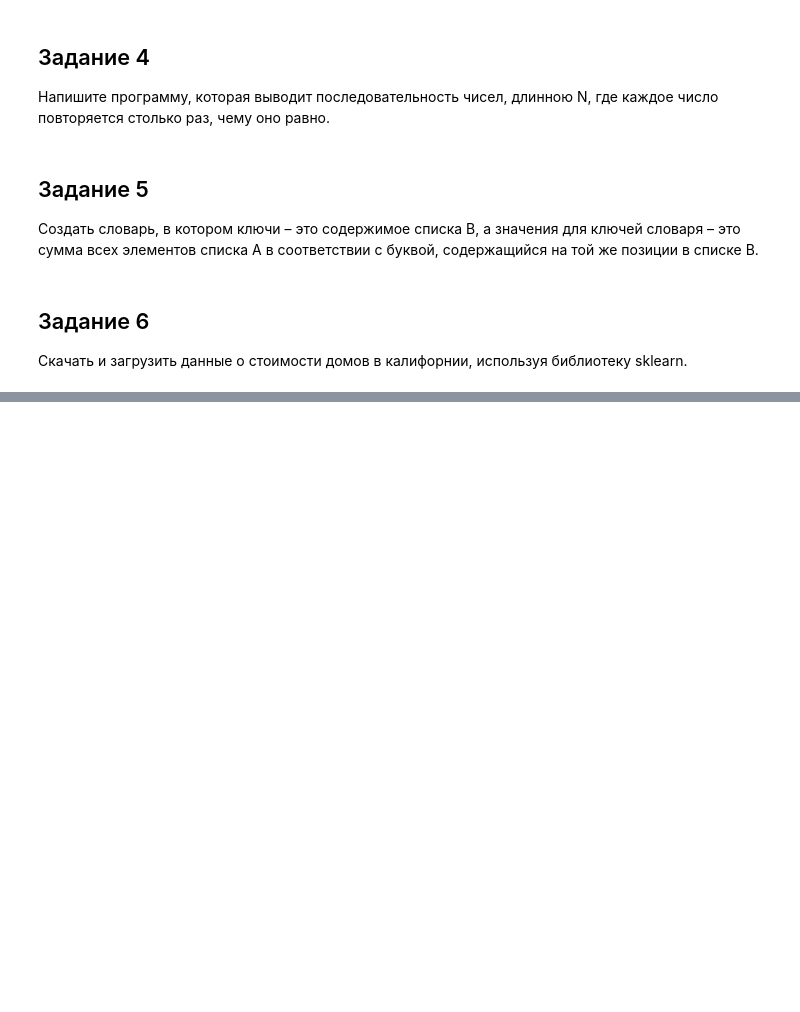
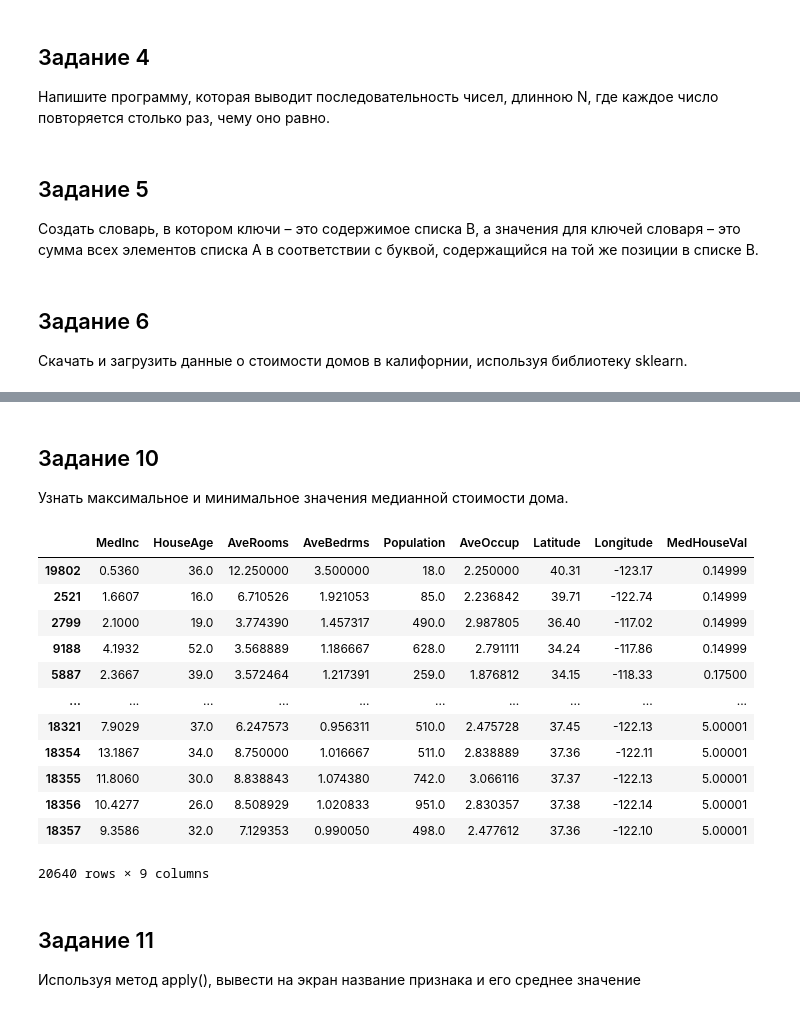
Before and after one commit to THE80X/BigData, a Jupyter notebook: Untitled-1.ipynb, the cells around one changed output, grey strips where cells are left out. Drawn from its saved outputs; the diff is of its cells as text; code cells hidden in the pictures; blank space fills up the shorter version.

```diff
--- a/Untitled-1.ipynb
+++ b/Untitled-1.ipynb
@@ -239,0 +309,22 @@ ValueError: All arrays must be of the same length
+# %% [markdown]
+## Задание 10
+Узнать максимальное и минимальное значения медианной стоимости дома.
+# %%
+df.sort_values(by=['MedHouseVal'], ascending=True)
+# %% [output]
+|  | MedInc | HouseAge | AveRooms | AveBedrms | Population | AveOccup | Latitude | Longitude | MedHouseVal |
+| 19802 | 0.5360 | 36.0 | 12.250000 | 3.500000 | 18.0 | 2.250000 | 40.31 | -123.17 | 0.14999 |
+| 2521 | 1.6607 | 16.0 | 6.710526 | 1.921053 | 85.0 | 2.236842 | 39.71 | -122.74 | 0.14999 |
+| 2799 | 2.1000 | 19.0 | 3.774390 | 1.457317 | 490.0 | 2.987805 | 36.40 | -117.02 | 0.14999 |
+| 9188 | 4.1932 | 52.0 | 3.568889 | 1.186667 | 628.0 | 2.791111 | 34.24 | -117.86 | 0.14999 |
+| 5887 | 2.3667 | 39.0 | 3.572464 | 1.217391 | 259.0 | 1.876812 | 34.15 | -118.33 | 0.17500 |
+| ... | ... | ... | ... | ... | ... | ... | ... | ... | ... |
+| 18321 | 7.9029 | 37.0 | 6.247573 | 0.956311 | 510.0 | 2.475728 | 37.45 | -122.13 | 5.00001 |
+| 18354 | 13.1867 | 34.0 | 8.750000 | 1.016667 | 511.0 | 2.838889 | 37.36 | -122.11 | 5.00001 |
+| 18355 | 11.8060 | 30.0 | 8.838843 | 1.074380 | 742.0 | 3.066116 | 37.37 | -122.13 | 5.00001 |
+| 18356 | 10.4277 | 26.0 | 8.508929 | 1.020833 | 951.0 | 2.830357 | 37.38 | -122.14 | 5.00001 |
+| 18357 | 9.3586 | 32.0 | 7.129353 | 0.990050 | 498.0 | 2.477612 | 37.36 | -122.10 | 5.00001 |
+20640 rows × 9 columns
+# %% [markdown]
+## Задание 11
+Используя метод apply(), вывести на экран название признака и его среднее значение
```
Also changed, not shown: parts of 12 cells of this notebook.
